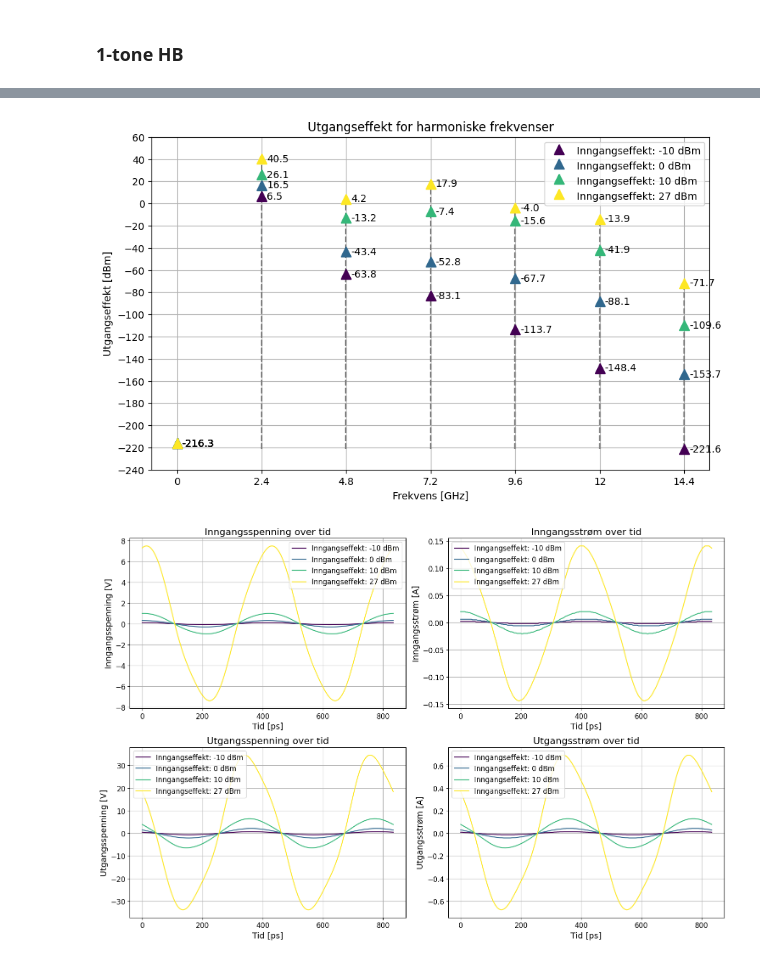
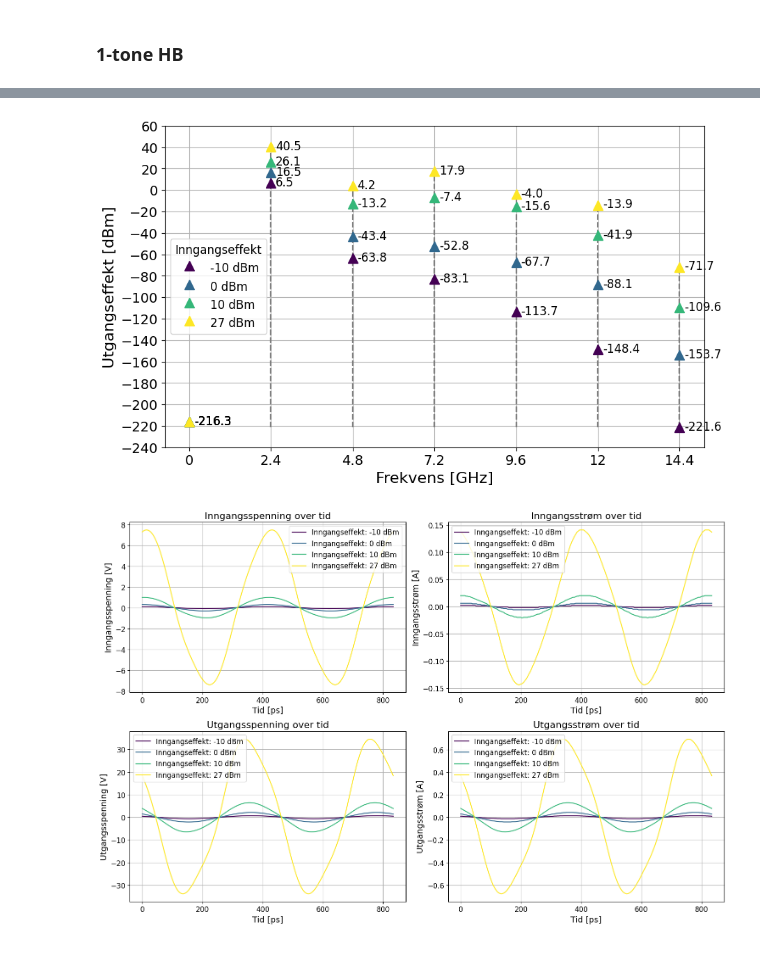
Before and after one commit to SkaugJr/TTT4201-Radiosystemdesign, a Jupyter notebook: Databehandling/Visualisering.ipynb, the cells around one changed output, grey strips where cells are left out. Saved outputs shown, nothing was run; the diff lists cells and outputs as text; code cells hidden in the pictures.

```diff
--- a/Databehandling/Visualisering.ipynb
+++ b/Databehandling/Visualisering.ipynb
@@ -330,42 +344,42 @@ for p_in, group in df.groupby('P_in'):
 
 min_value = Spektrum1Tone.iloc[:, 1:].min().min()
 max_value = Spektrum1Tone.iloc[:, 1:].max().max()
 step=20
 
 # Desired input power values
 Power_values = [-10, 0, 10, 27]  # dBm
 cmap = plt.get_cmap('viridis', len(Power_values))
 
 # Plot the spectral lines at the desired input power
 plt.figure(figsize=(10, 6))
 for i, Power in enumerate(Power_values):
     idx = (Spektrum1Tone['P_in'] == Power)
     markerline, stemlines, baseline = plt.stem(
         harmonic_frequencies,
         Spektrum1Tone.loc[idx].values[0][1:],
         linefmt='--',
         markerfmt='^',
         basefmt=' ',
-        label=f'Inngangseffekt: {Power} dBm',
+        label=f'{Power} dBm',
         bottom=min_value,
     )
     plt.setp(markerline, 'zorder', 3, 'markersize', 10, 'color', cmap(i))  # Set marker z-order, size, and color
     plt.setp(stemlines, 'zorder', 2, 'color', 'gray')   # Set stem line z-order and color
     plt.setp(baseline, 'zorder', 1)  # Set baseline z-order
 
     for x, y in zip(harmonic_frequencies, Spektrum1Tone.loc[idx].values[0][1:]):
-        plt.annotate(f'{y:.1f}', xy=(x, y), xytext=(5, -3), textcoords='offset points', fontsize=10, color='black')
+        plt.annotate(f'{y:.1f}', xy=(x, y), xytext=(5, -3), textcoords='offset points', fontsize=12, color='black')
 
-plt.xticks(harmonic_frequencies, [f'{freq}' for freq in harmonic_frequencies])
-plt.yticks(np.arange(np.floor(min_value / step) * step, np.ceil(max_value / step) * step + 1, step))
-plt.xlabel('Frekvens [GHz]')
-plt.ylabel('Utgangseffekt [dBm]')
-plt.title('Utgangseffekt for harmoniske frekvenser')
-plt.legend()
+plt.xticks(harmonic_frequencies, [f'{freq}' for freq in harmonic_frequencies], fontsize=14)
+plt.yticks(np.arange(np.floor(min_value / step) * step, np.ceil(max_value / step) * step + 1, step), fontsize=14)
+plt.xlabel('Frekvens [GHz]', fontsize=16)
+plt.ylabel('Utgangseffekt [dBm]', fontsize=16)
+#plt.title('Utgangseffekt for harmoniske frekvenser', fontsize=18)
+plt.legend(title="Inngangseffekt", title_fontsize=12, fontsize=12, loc='center left')
 plt.grid(True)
 plt.show()
 # %% [output]
-[figure, old version]
+[figure, new version]
 # %%
 # Load the data
 Tidsserier1Tone = np.loadtxt('Data/Simulering/HB_1Tone/Tidsserier1Tone.csv', delimiter=',', skiprows=31)
```
Also changed, not shown: parts of 5 cells of this notebook.
